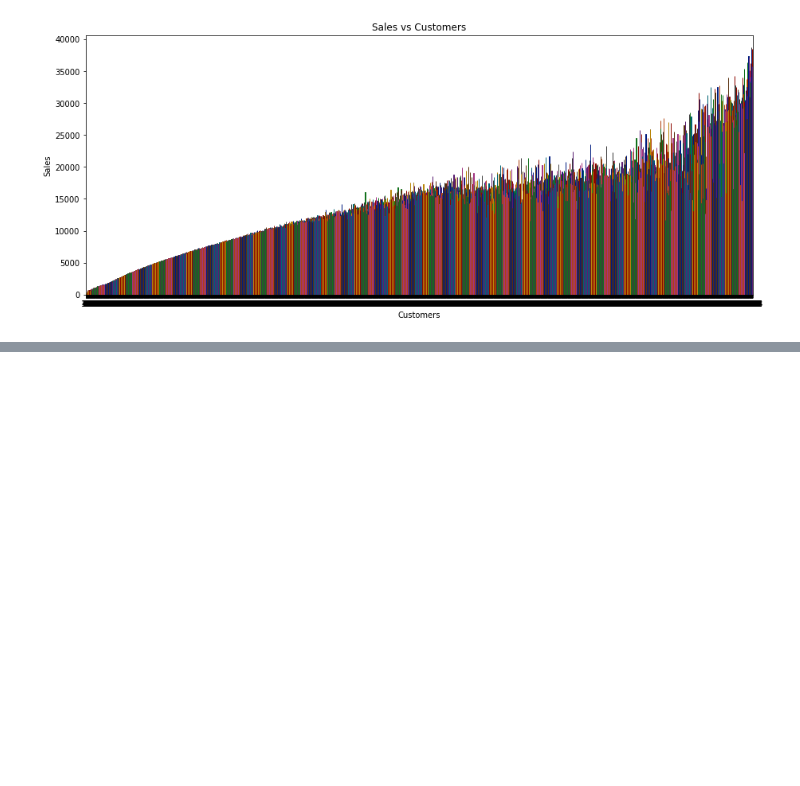
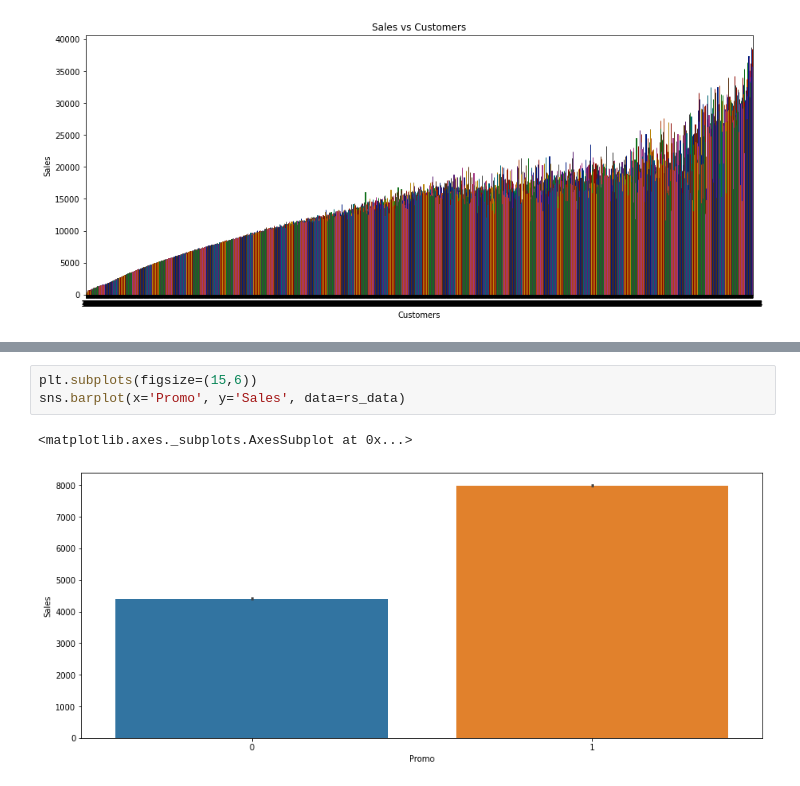
Before and after one commit to vinayakpotdar2114/Capstone-Project-2-Sales-Prediction-Rossmann-Sales-Prediction, a Jupyter notebook: Sales_Prediction_Rossmann_Sales_Prediction_Capstone_2.ipynb, the cells around one changed output, grey strips where cells are left out. Saved outputs shown, nothing was run; the diff lists cells and outputs as text; blank space fills up the shorter version.

```diff
--- a/Sales_Prediction_Rossmann_Sales_Prediction_Capstone_2.ipynb
+++ b/Sales_Prediction_Rossmann_Sales_Prediction_Capstone_2.ipynb
@@ -295,0 +308,6 @@ plt.show()
+# %%
+plt.subplots(figsize=(15,6))
+sns.barplot(x='Promo', y='Sales', data=rs_data)
+# %% [output]
+<matplotlib.axes._subplots.AxesSubplot at 0x...>
+[figure, added]
```
Also changed, not shown: parts of 11 cells of this notebook.
